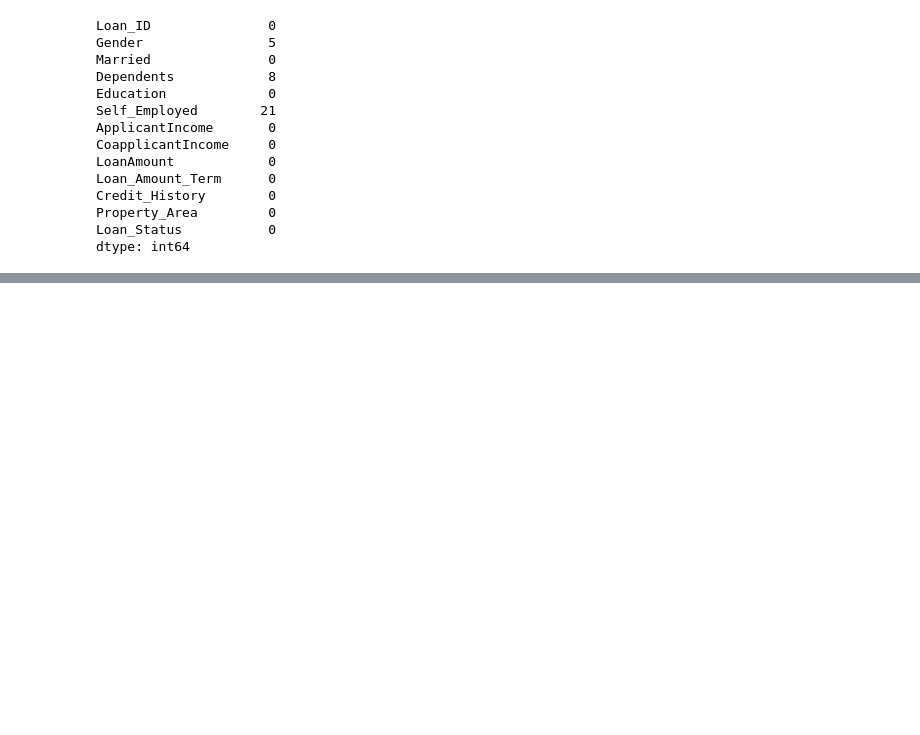
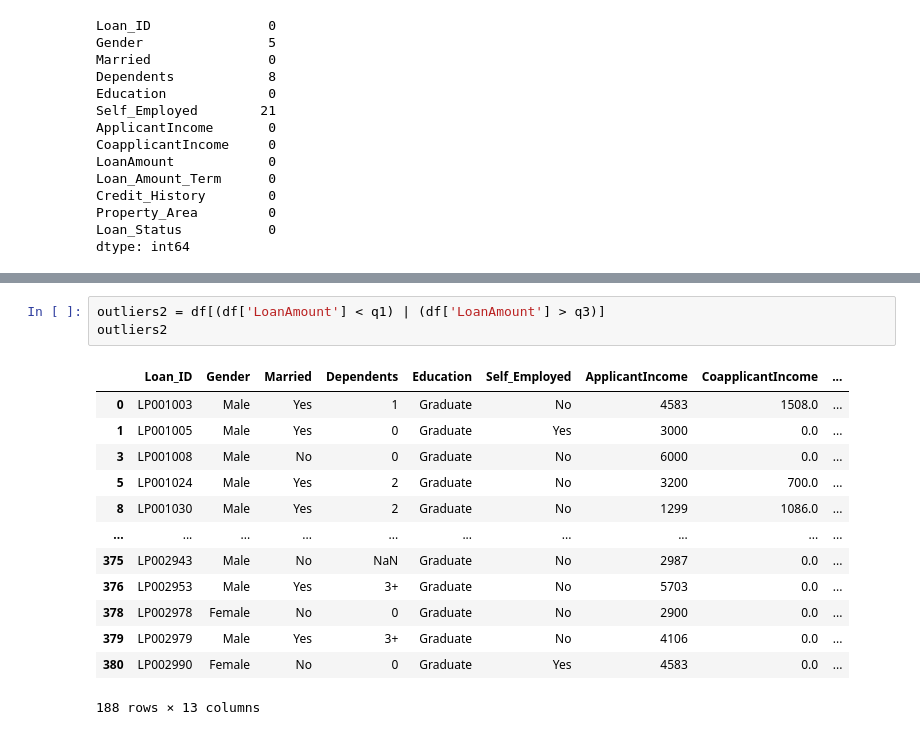
Before and after one commit to mo0717/Maureen-s_Notebook, a Jupyter notebook: notebook48aa5d8599.ipynb, the cells around one changed output, grey strips where cells are left out. Cells and saved outputs as stored; diff of their text form; blank space fills up the shorter version.

```diff
--- a/notebook48aa5d8599.ipynb
+++ b/notebook48aa5d8599.ipynb
@@ -313,0 +396,17 @@ dtype: int64
+# %%
+outliers2 = df[(df['LoanAmount'] < q1) | (df['LoanAmount'] > q3)]
+outliers2
+# %% [output]
+|  | Loan_ID | Gender | Married | Dependents | Education | Self_Employed | ApplicantIncome | CoapplicantIncome | ... |
+| 0 | LP001003 | Male | Yes | 1 | Graduate | No | 4583 | 1508.0 | ... |
+| 1 | LP001005 | Male | Yes | 0 | Graduate | Yes | 3000 | 0.0 | ... |
+| 3 | LP001008 | Male | No | 0 | Graduate | No | 6000 | 0.0 | ... |
+| 5 | LP001024 | Male | Yes | 2 | Graduate | No | 3200 | 700.0 | ... |
+| 8 | LP001030 | Male | Yes | 2 | Graduate | No | 1299 | 1086.0 | ... |
+| ... | ... | ... | ... | ... | ... | ... | ... | ... | ... |
+| 375 | LP002943 | Male | No | NaN | Graduate | No | 2987 | 0.0 | ... |
+| 376 | LP002953 | Male | Yes | 3+ | Graduate | No | 5703 | 0.0 | ... |
+| 378 | LP002978 | Female | No | 0 | Graduate | No | 2900 | 0.0 | ... |
+| 379 | LP002979 | Male | Yes | 3+ | Graduate | No | 4106 | 0.0 | ... |
+| 380 | LP002990 | Female | No | 0 | Graduate | Yes | 4583 | 0.0 | ... |
+188 rows × 13 columns
```
Also changed, not shown: parts of 39 cells of this notebook.
